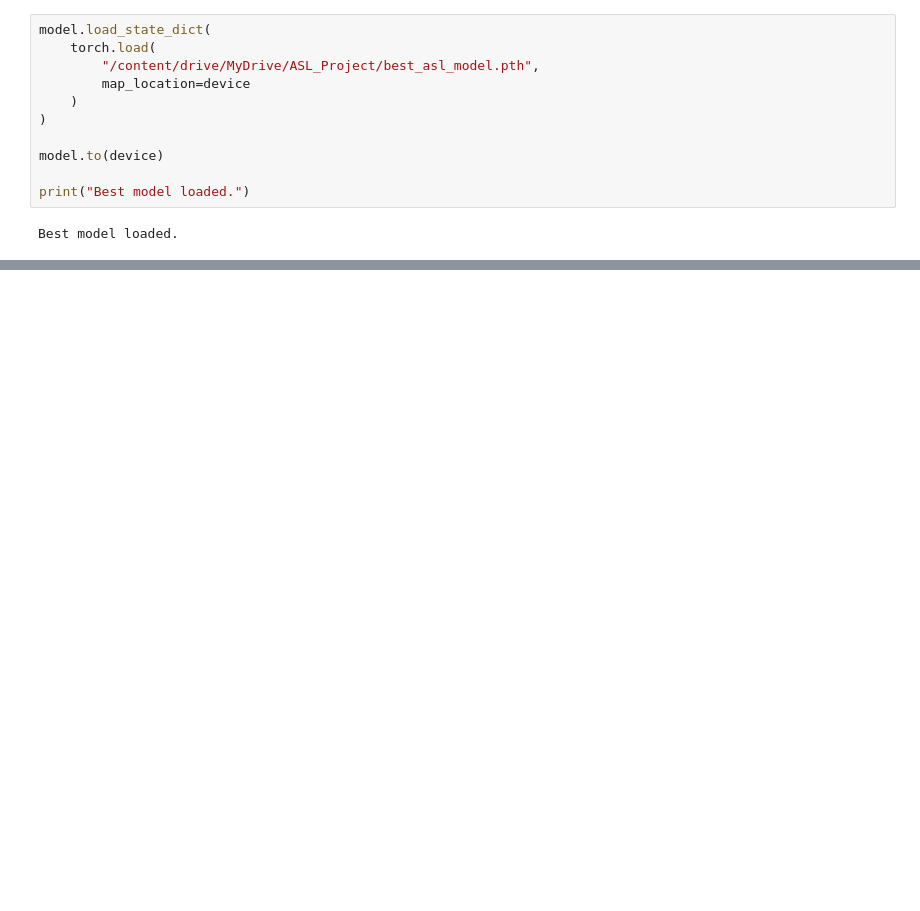
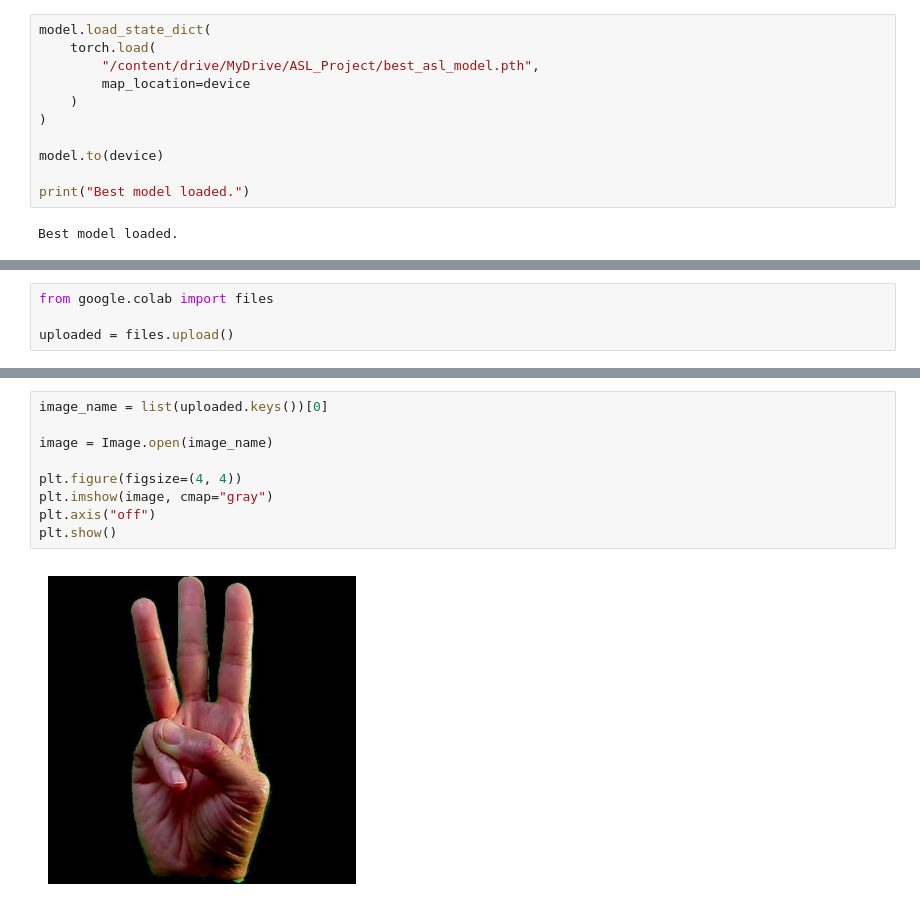
Before and after one commit to Yaa-Waadu/AI-Final-Project, a Jupyter notebook: ASL_Learning_Assistant.ipynb, the cells around one changed output, grey strips where cells are left out. Drawn from its saved outputs; the diff is of its cells as text; blank space fills up the shorter version.

```diff
--- a/ASL_Learning_Assistant.ipynb
+++ b/ASL_Learning_Assistant.ipynb
@@ -708,0 +709,4 @@ plt.show()
+# %%
+from google.colab import files
+
+uploaded = files.upload()
@@ -708,0 +716,11 @@ plt.show()
+# %%
+image_name = list(uploaded.keys())[0]
+
+image = Image.open(image_name)
+
+plt.figure(figsize=(4, 4))
+plt.imshow(image, cmap="gray")
+plt.axis("off")
+plt.show()
+# %% [output]
+[figure, added]
```
Also changed, not shown: parts of 11 cells of this notebook.
